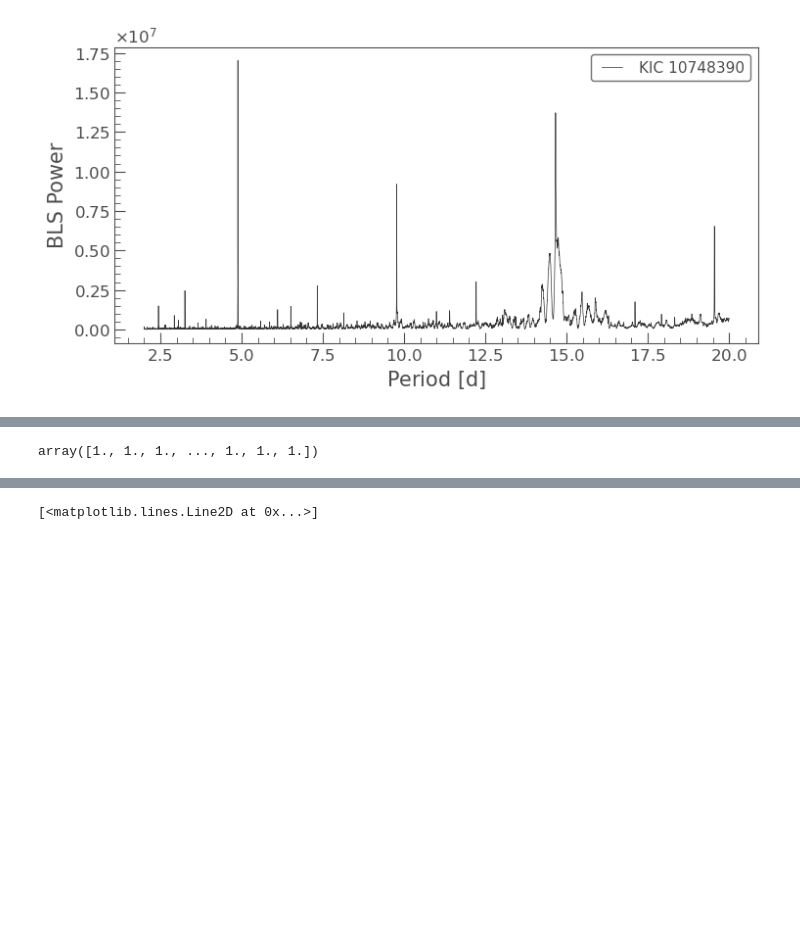
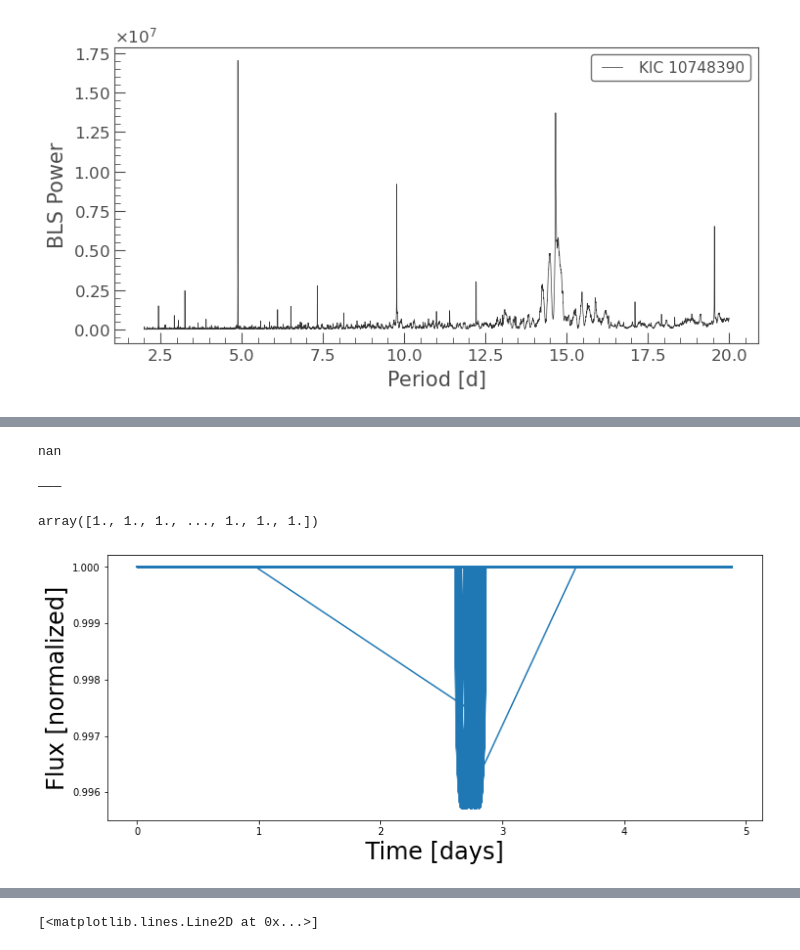
Before and after one commit to ssagynbayeva/starry-project, a Jupyter notebook: figure1_Morris.ipynb, the cells around one changed output, grey strips where cells are left out. Saved outputs shown, nothing was run; the diff lists cells and outputs as text; code cells hidden in the pictures; blank space fills up the shorter version.

```diff
--- a/figure1_Morris.ipynb
+++ b/figure1_Morris.ipynb
@@ -212,7 +211,22 @@ with pm.Model() as model:
+# %%
+np.sum(np.array(all_lc.flux))
+# %% [output]
+nan
+# %%
+print(np.sum(all_lc.flux_err))
+# %% [output]
+———
 # %%
 pmx.eval_in_model(flux_model, model=model)
 # %% [output]
 array([1., 1., 1., ..., 1., 1., 1.])
+# %%
+plt.figure(figsize=(12, 5))
+plt.plot(all_lc.time.value%np.float64(planet_period), pmx.eval_in_model(flux_model, model=model))
+plt.xlabel("Time [days]", fontsize=24)
+plt.ylabel("Flux [normalized]", fontsize=24);
+# %% [output]
+[figure, added]
 # %%
 plt.figure(figsize=(12, 5))
 plt.plot(all_lc.time.value%np.float64(planet_period), all_lc.flatten(mask=tranmask).flux.value, "k.", alpha=0.3, ms=3)
```
Also changed, not shown: parts of 26 cells of this notebook.
